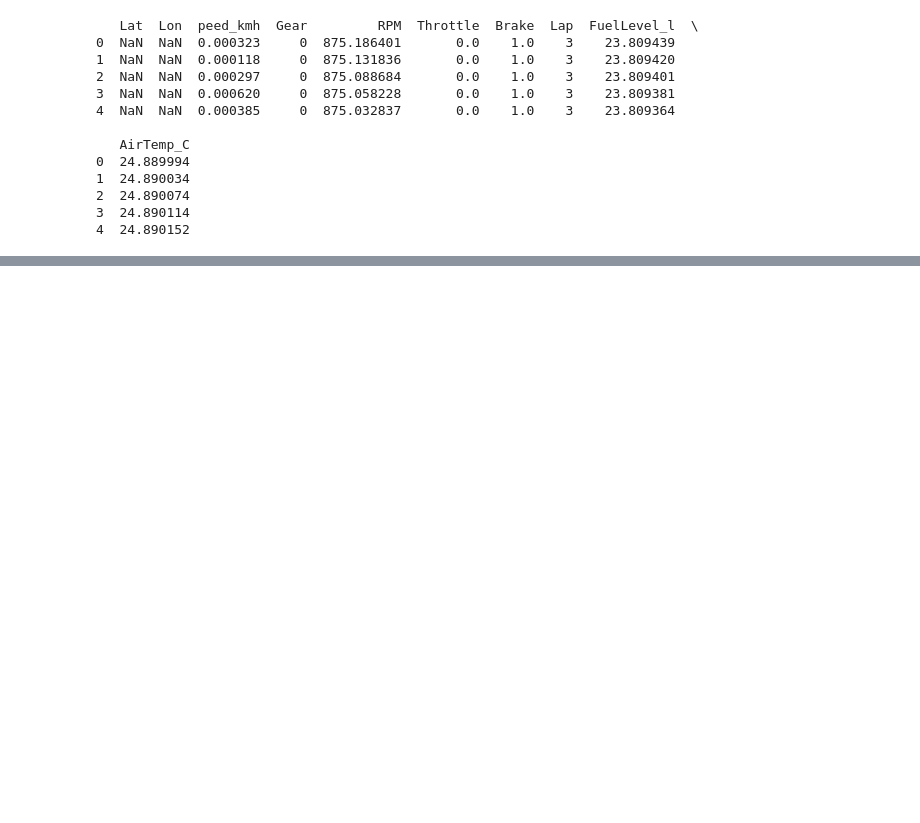
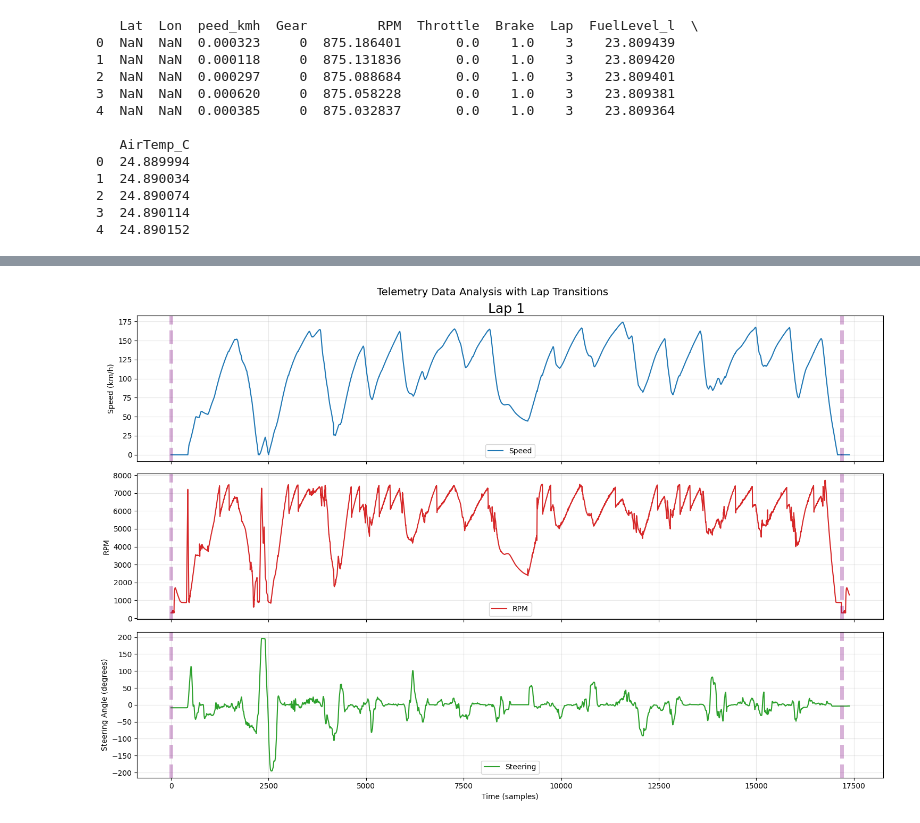
Before and after one commit to conect2ai/Racing4all, a Jupyter notebook: Iracing/iracing_notebook.ipynb, the cells around one changed output, grey strips where cells are left out. Drawn from its saved outputs; the diff is of its cells as text; code cells hidden in the pictures; blank space fills up the shorter version.

```diff
--- a/Iracing/iracing_notebook.ipynb
+++ b/Iracing/iracing_notebook.ipynb
@@ -211,0 +328,97 @@ plt.show()
+# %%
+import pandas as pd
+import irsdk
+import matplotlib.pyplot as plt
+import numpy as np
+
+# Open the ibt file
+ibt_file = "data/mx5 mx52016_oulton international 2025-08-06 23-13-01.ibt"
+ibt = irsdk.IBT()
+ibt.open(ibt_file)
+
+# Get the variables
+speed_data = ibt.get_all('Speed')  # This is in m/s
+rpm_data = ibt.get_all('RPM')
+steering_data = ibt.get_all('SteeringWheelAngle')  # In radians
+lat_data = ibt.get_all('Lat')
+lon_data = ibt.get_all('Lon')
+
+# Create DataFrame with all variables
+df_telemetry = pd.DataFrame({
+    'Speed_kmh': [s * 3.6 for s in speed_data],  # Convert to km/s
+    'RPM': rpm_data,
+    'Steering_deg': [s * (180/3.14159) for s in steering_data],  # Convert to degrees
+    'Lat': lat_data,
+    'Lon': lon_data
+})
+
+# Find lap transitions (where both lat and lon are zero)
+lap_transitions = df_telemetry.index[
+    (df_telemetry['Lat'] == 0) & (df_telemetry['Lon'] == 0)
+].tolist()
+
+# Create subplots
+fig, (ax1, ax2, ax3) = plt.subplots(3, 1, figsize=(15, 10), sharex=True)
+
+# Plot Speed
+ax1.plot(df_telemetry.index, df_telemetry['Speed_kmh'],
+         color='tab:blue', label='Speed')
+ax1.set_ylabel('Speed (km/h)')
+ax1.grid(True, alpha=0.3)
+ax1.legend()
+
+# Plot RPM
+ax2.plot(df_telemetry.index, df_telemetry['RPM'],
+         color='tab:red', label='RPM')
+ax2.set_ylabel('RPM')
+ax2.grid(True, alpha=0.3)
+ax2.legend()
+
+# Plot Steering Angle
+ax3.plot(df_telemetry.index, df_telemetry['Steering_deg'],
+         color='tab:green', label='Steering')
+ax3.set_xlabel('Time (samples)')
+ax3.set_ylabel('Steering Angle (degrees)')
+ax3.grid(True, alpha=0.3)
+ax3.legend()
+
+# Add vertical lines for lap transitions
+for ax in [ax1, ax2, ax3]:
+    for lap_transition in lap_transitions:
+        ax.axvline(x=lap_transition, color='purple', linestyle='--', alpha=0.3,lw=5)
+
+# Add lap numbers
+for i in range(len(lap_transitions)-1):
+    mid_point = (lap_transitions[i] + lap_transitions[i+1]) // 2
+    ax1.text(mid_point, ax1.get_ylim()[1], f'Lap {i+1}',
+             horizontalalignment='center', verticalalignment='bottom',fontsize=18)
+
+# Add overall title
+plt.suptitle('Telemetry Data Analysis with Lap Transitions', fontsize=14)
+
+# Adjust layout to prevent overlapping
+plt.tight_layout()
+plt.show()
+
+# Print lap statistics
+print("\nLap Statistics:")
+print(f"Number of laps detected: {len(lap_transitions)-1}")
+print("\nLap transition points (sample numbers):")
+for i, transition in enumerate(lap_transitions):
+    if i < len(lap_transitions)-1:
+        lap_length = lap_transitions[i+1] - transition
+        print(f"Lap {i+1}: Start at {transition}, Length: {lap_length} samples")
+
+# Print some basic statistics per lap
+print("\nAverage values per lap:")
+for i in range(len(lap_transitions)-1):
+    lap_data = df_telemetry.iloc[lap_transitions[i]:lap_transitions[i+1]]
+    print(f"\nLap {i+1}:")
+    print(f"Average Speed: {lap_data['Speed_kmh'].mean():.2f} km/h")
+    print(f"Average RPM: {lap_data['RPM'].mean():.0f}")
+    print(f"Maximum Speed: {lap_data['Speed_kmh'].max():.2f} km/h")
+    print(f"Maximum RPM: {lap_data['RPM'].max():.0f}")
+
+ibt.close()
+# %% [output]
+[figure, added]
```
Also changed, not shown: parts of 11 cells of this notebook.
